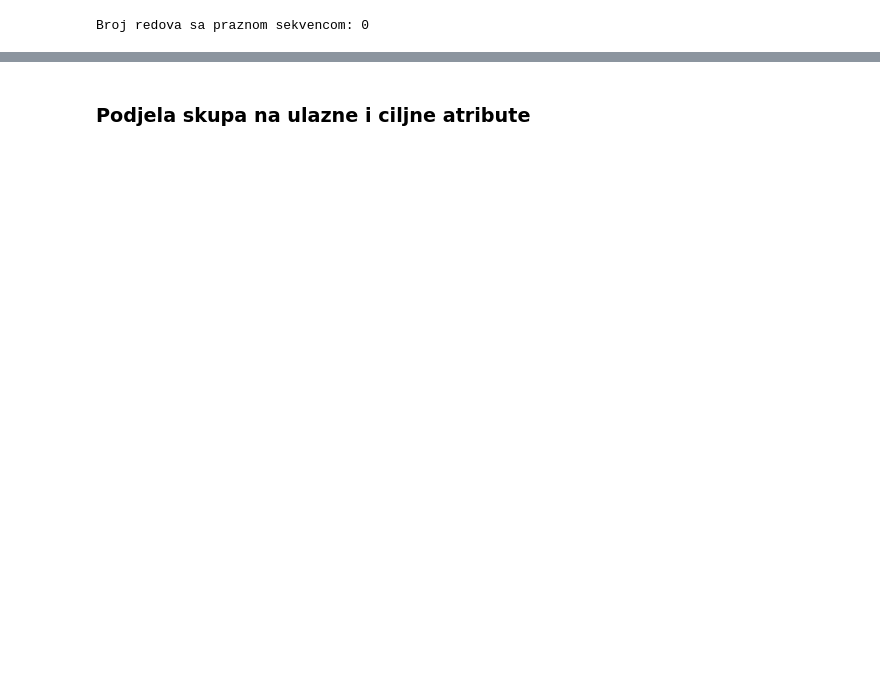
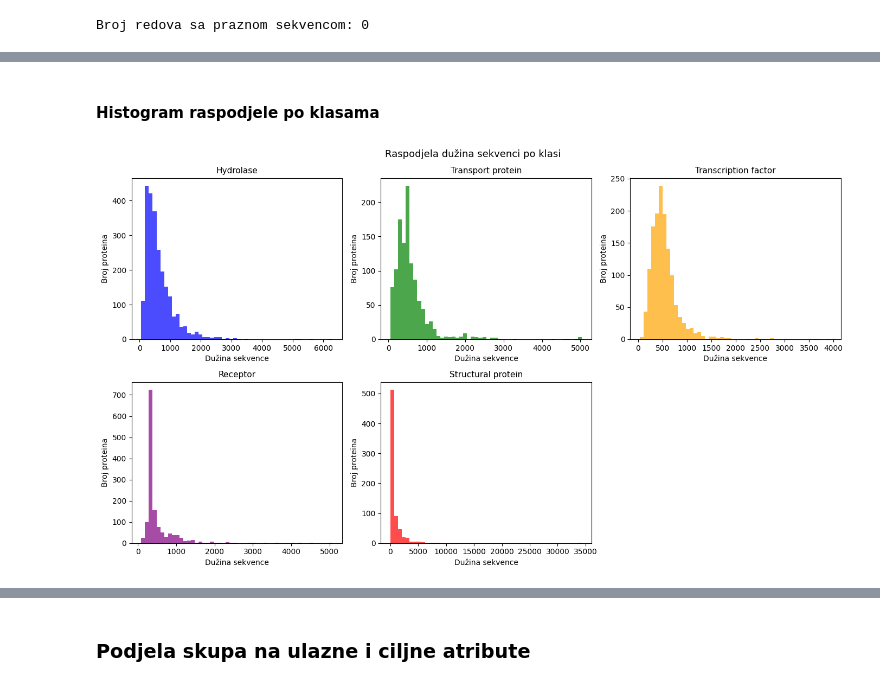
Before and after one commit to AnaKondic/protein-sequence-classification, a Jupyter notebook: protein_sequence_classification.ipynb, the cells around one changed output, grey strips where cells are left out. Drawn from its saved outputs; the diff is of its cells as text; code cells hidden in the pictures; blank space fills up the shorter version.

```diff
--- a/protein_sequence_classification.ipynb
+++ b/protein_sequence_classification.ipynb
@@ -76,0 +74,6 @@ Kolone: ['Entry', 'Sequence', 'Protein names', 'Keywords', 'label']
+# %%
+duplicates = dataset['Sequence'].duplicated().sum()
+print(f"Broj duplikata: {duplicates}")
+
+dataset = dataset.drop_duplicates(subset="Sequence").reset_index(drop=True)
+print(f"Ukupno proteina nakon uklanjanja duplikata: {len(dataset)}")
@@ -83,7 +107,4 @@ Broj redova sa praznom sekvencom: 0
 # %%
-# Provjera da li je sekvenca sadrzi iskljucivo standardnih 20 aminokiselina
-# Standardne aminokiseline: A, C, D, E, F, G, H, I, K, L, M, N, P, Q, R, S, T, V, W, Y
-
 def valid_sequence(seq):
     valid_aa = set("ACDEFGHIKLMNPQRSTVWY")
     seq = str(seq).upper().strip()
@@ -93,7 +114,7 @@ def valid_sequence(seq):
         print(f"Nevalidni karakteri: {set(unvalid)}")
         return None
 
-    if len(seq) < 50:
+    if len(seq) < 10:
         print(f"Prekratka sekvenca: {len(seq)}")
         return None
 
@@ -115,0 +141,5 @@ Nakon odbacivanja: 7443 proteina
+# %%
+dataset["seq_length"] = dataset["Sequence"].str.len()
+
+stats_df = dataset.groupby("label")["seq_length"].describe().round(1)
+print(stats_df)
@@ -115,0 +162,22 @@ Nakon odbacivanja: 7443 proteina
+# %% [markdown]
+#### Histogram raspodjele po klasama
+# %%
+fig, axes = plt.subplots(2, 3, figsize=(14, 8))
+axes = axes.flatten()
+
+classes = dataset['label'].unique()
+colors = ['blue', 'green', 'orange', 'purple', 'red']
+
+for i, (cls, color) in enumerate(zip(classes, colors)):
+    subset = dataset[dataset['label'] == cls]['seq_length']
+    axes[i].hist(subset, bins=50, color=color, alpha=0.7)
+    axes[i].set_title(cls, fontsize=11)
+    axes[i].set_xlabel("Dužina sekvence")
+    axes[i].set_ylabel("Broj proteina")
+
+axes[5].set_visible(False)
+plt.suptitle("Raspodjela dužina sekvenci po klasi", fontsize=13)
+plt.tight_layout()
+plt.show()
+# %% [output]
+[figure, added]
```
Also changed, not shown: parts of 46 cells of this notebook, 5 other files.
